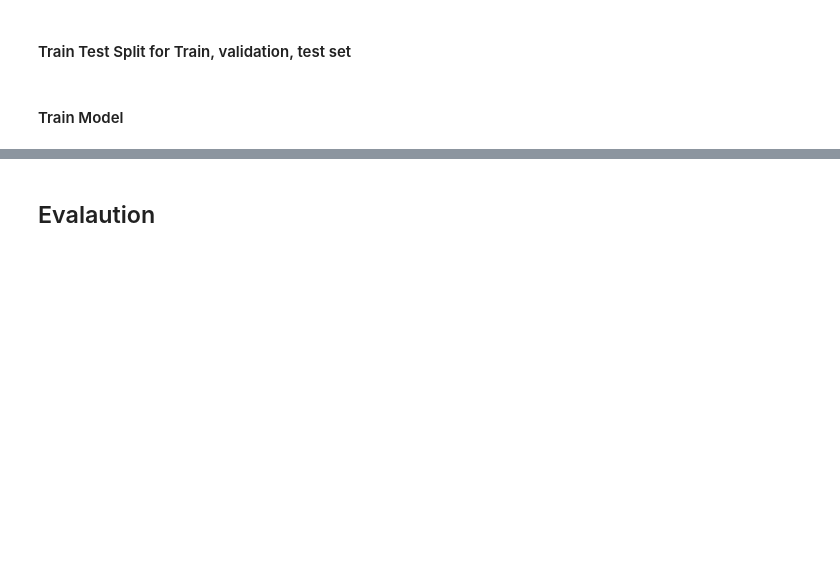
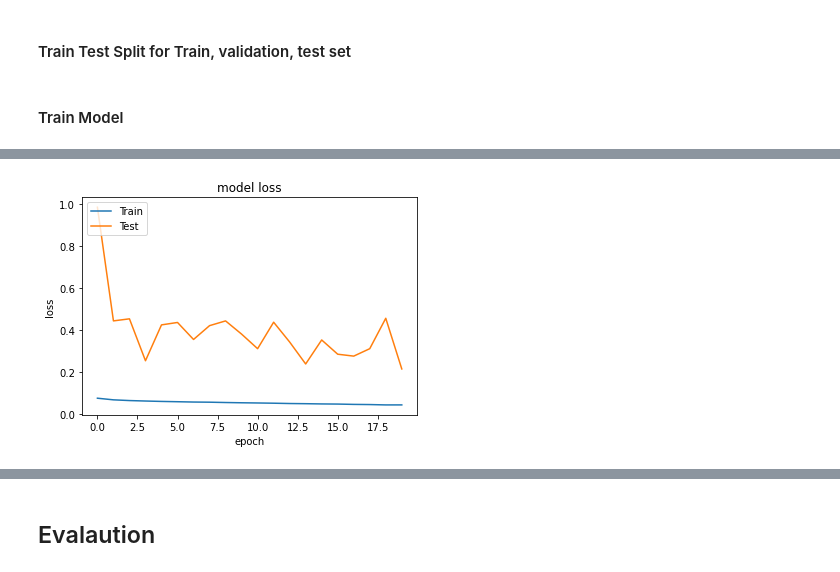
Before and after one commit to taksug229/cancer-image-recognition, a Jupyter notebook: 2. All Data Modeling.ipynb, the cells around one changed output, grey strips where cells are left out. Saved outputs shown, nothing was run; the diff lists cells and outputs as text; code cells hidden in the pictures; blank space fills up the shorter version.

```diff
--- a/2. All Data Modeling.ipynb
+++ b/2. All Data Modeling.ipynb
@@ -225,3 +343,7 @@ plt.show()
+# %%
+plot_loss(history)
+# %% [output]
+[figure, added]
 # %%
 history.history.keys()
 # %% [output]
```
Also changed, not shown: parts of 37 cells of this notebook, 1 other file.
